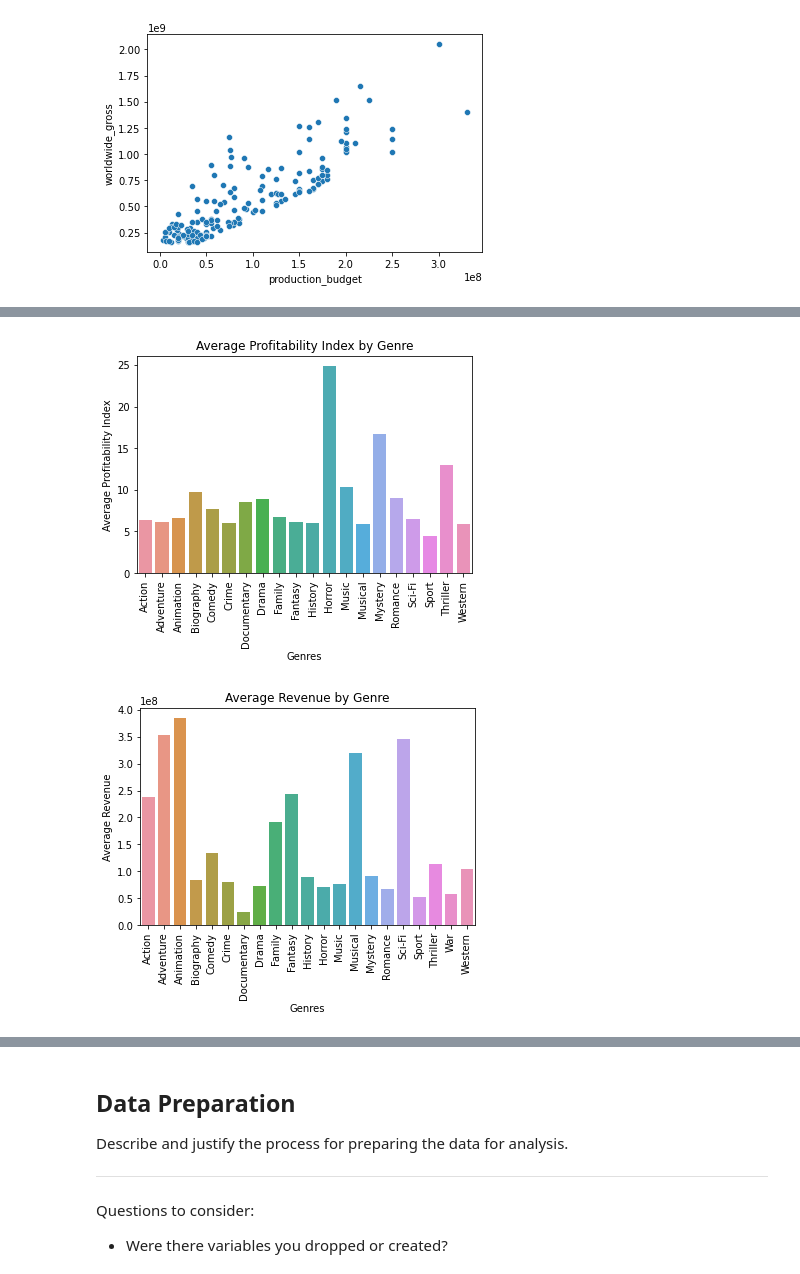
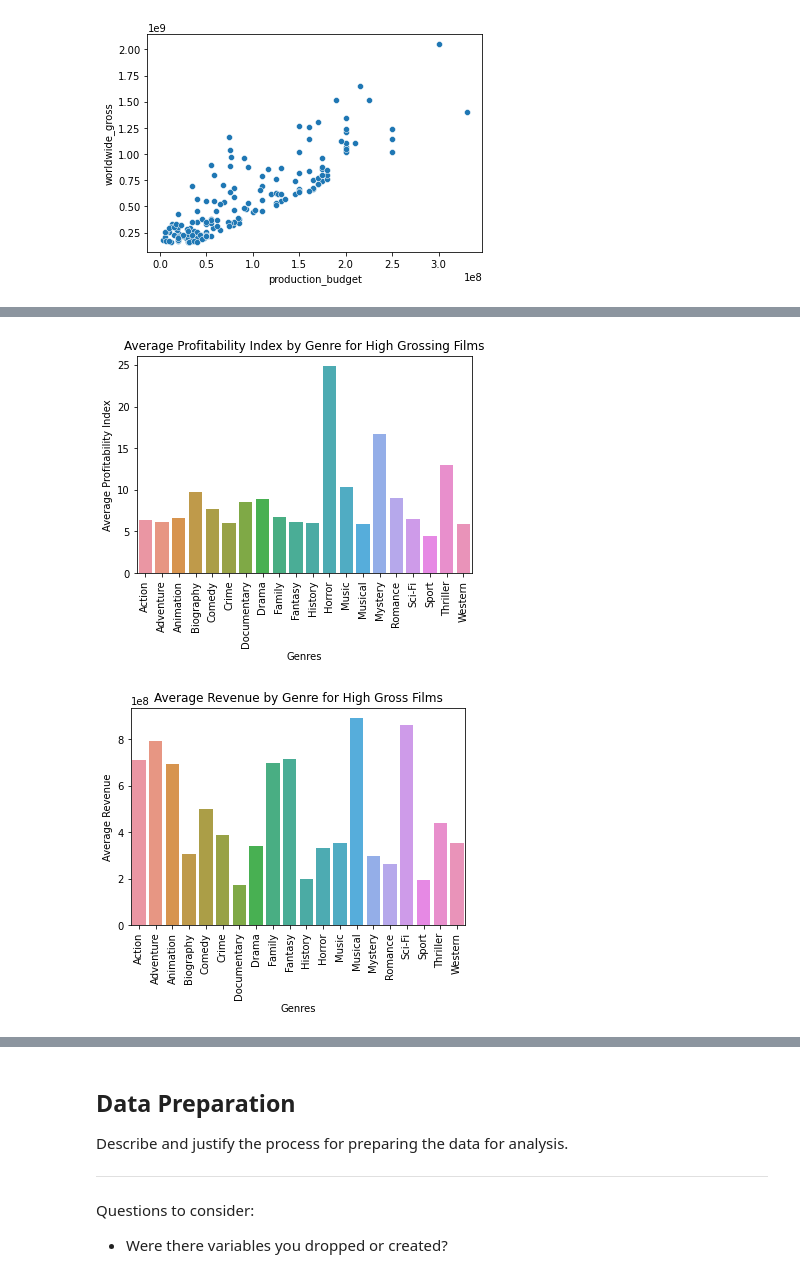
Before and after one commit to jbenasuli/Movie-Box-Office-Analysis, a Jupyter notebook: dsc-phase1-project-template.ipynb, the cells around one changed output, grey strips where cells are left out. Saved outputs shown, nothing was run; the diff lists cells and outputs as text; code cells hidden in the pictures.

```diff
--- a/dsc-phase1-project-template.ipynb
+++ b/dsc-phase1-project-template.ipynb
@@ -395,18 +410,18 @@ plt.show()
 # %%
-sns.barplot(x='genre', y='average_profitability_index', data=df_genres_top_100)
+sns.barplot(x='genre', y='average_profitability_index', data=genres__pi_top_100)
 plt.xlabel('Genres')
 plt.ylabel('Average Profitability Index')
-plt.title('Average Profitability Index by Genre')
+plt.title('Average Profitability Index by Genre for High Grossing Films')
 plt.xticks(rotation=90)
 plt.show()
 # %% [output]
-[figure, old version]
+[figure, new version]
 # %%
-sns.barplot(x='genre', y='average_gross', data=genres_gross)
+sns.barplot(x='genre', y='average_gross', data=genres_gross_top_100)
 plt.xlabel('Genres')
 plt.ylabel('Average Revenue')
-plt.title('Average Revenue by Genre')
+plt.title('Average Revenue by Genre for High Gross Films')
 plt.xticks(rotation=90)
 plt.show()
 # %% [output]
-[figure, old version]
+[figure, new version]
```
Also changed, not shown: parts of 20 cells of this notebook.
